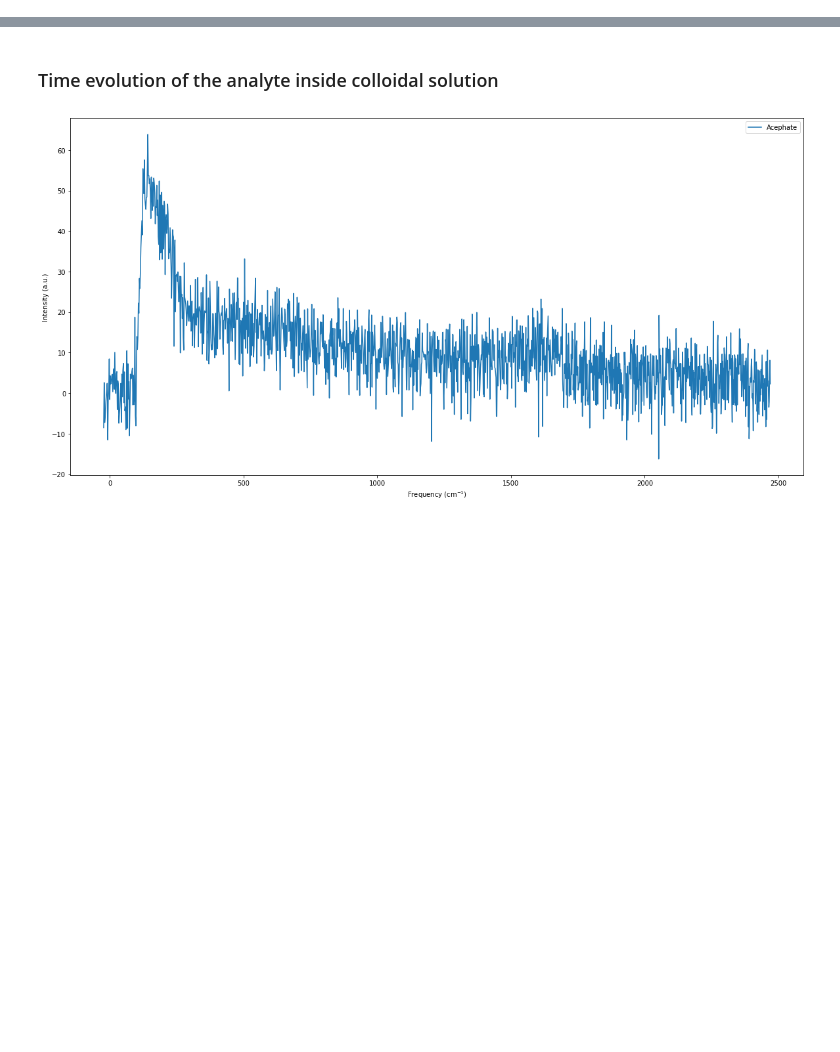
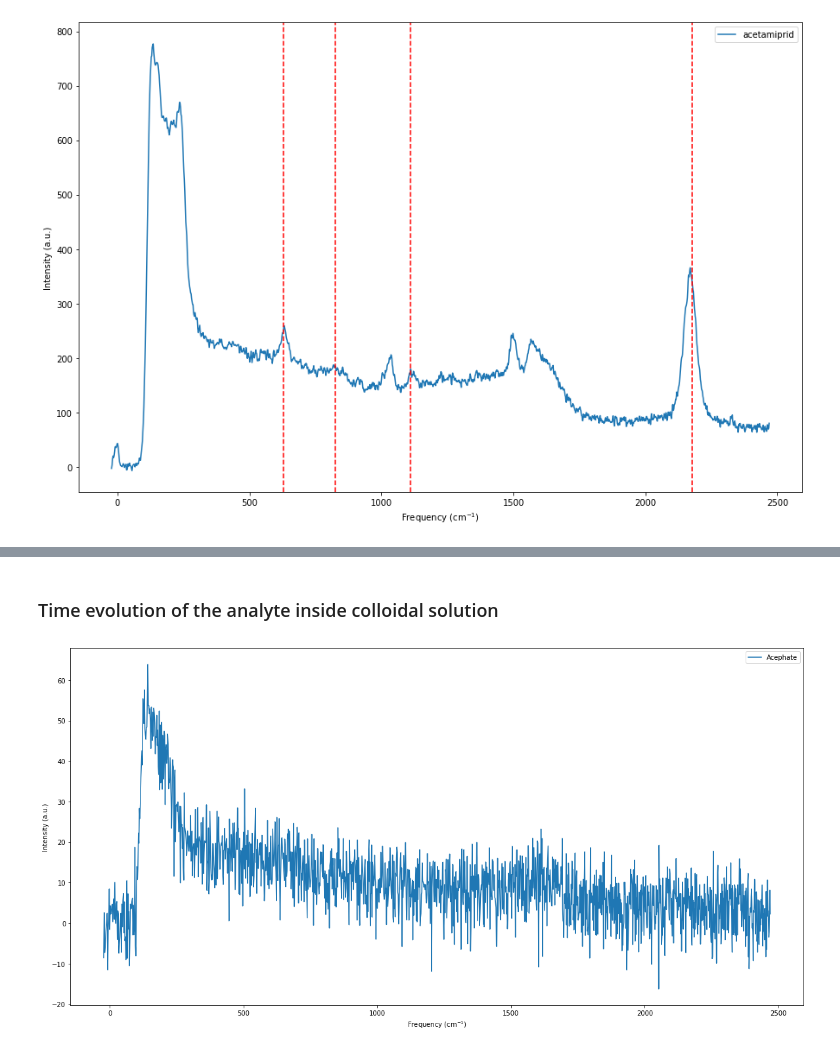
Before and after one commit to anva-kn/Raman, a Jupyter notebook: Aging&Time_evol.ipynb, the cells around one changed output, grey strips where cells are left out. Cells and saved outputs as stored; diff of their text form; code cells hidden in the pictures; blank space fills up the shorter version.

```diff
--- a/Aging&Time_evol.ipynb
+++ b/Aging&Time_evol.ipynb
@@ -246,0 +254,5 @@ car_aceta_aceph_peaks = carbendazim_peaks + acetamiprid_peaks + acephate_peaks
+# %%
+# Find the index of each peak in acetamiprid_peaks in f_sup_0810 array
+acetamiprid_peaks_index = np.zeros(len(acetamiprid_peaks), dtype=int)
+for i in range(len(acetamiprid_peaks)):
+    acetamiprid_peaks_index[i] = np.argmin(np.abs(f_sup_0810 - acetamiprid_peaks[i]))
@@ -246,0 +279,11 @@ car_aceta_aceph_peaks = carbendazim_peaks + acetamiprid_peaks + acephate_peaks
+# %%
+plt.figure(figsize=(15, 10))
+plt.plot(f_sup_0810, aceta_power_time_evol_mean_smooth[4, 7, :], label="acetamiprid")
+for peak in acetamiprid_peaks_index:
+    plt.axvline(x=f_sup_0810[peak], color="red", linestyle="--")
+plt.xlabel("Frequency (cm$^{-1}$)")
+plt.ylabel("Intensity (a.u.)")
+plt.legend()
+plt.show()
+# %% [output]
+[figure, added]
```
Also changed, not shown: parts of 21 cells of this notebook, 1 other file.
